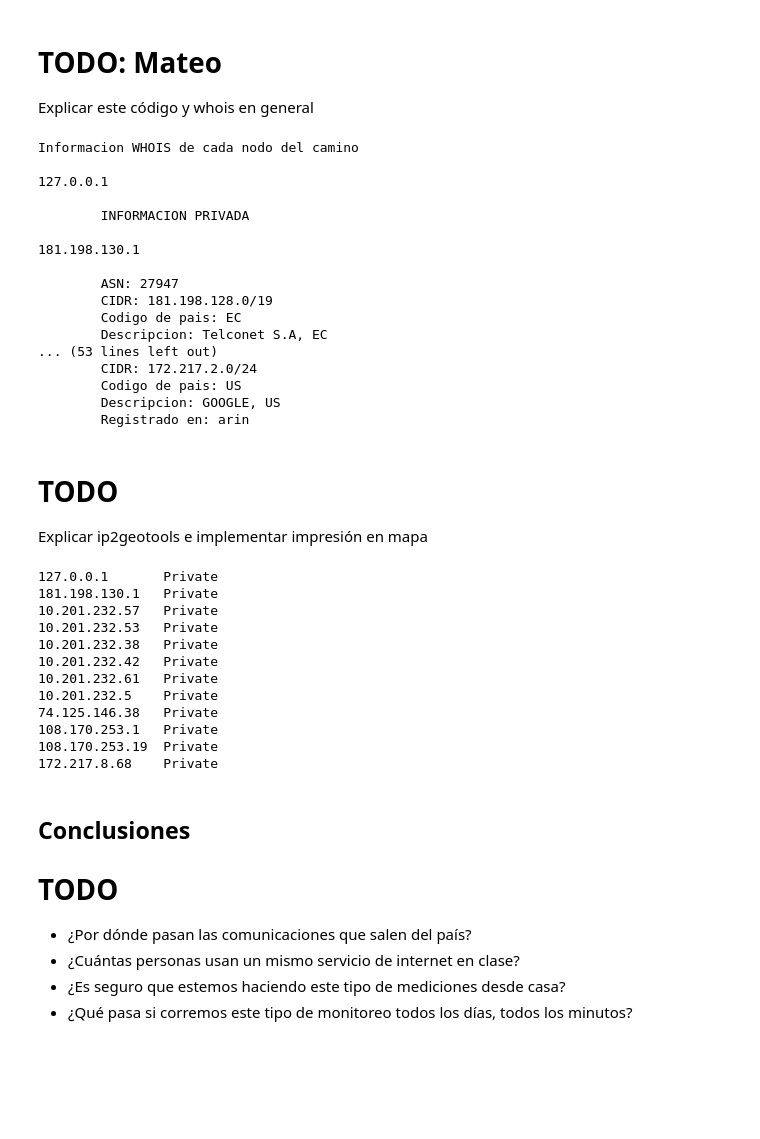
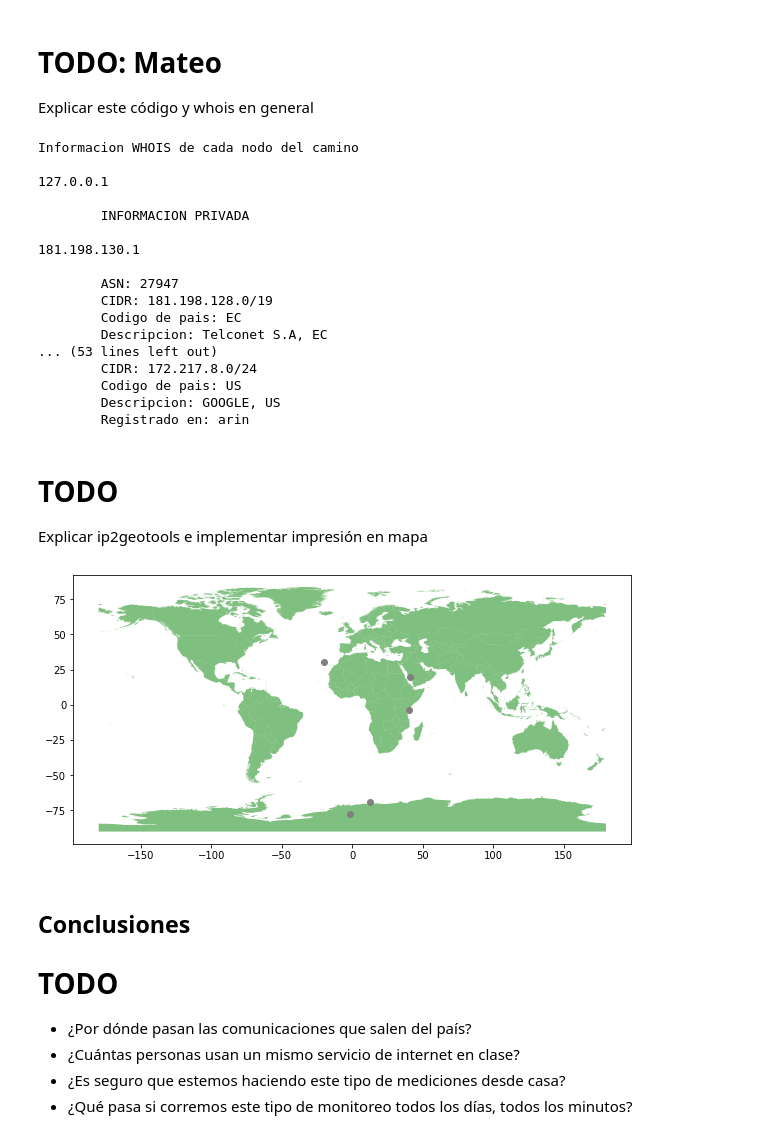
Before and after one commit to jjac111/IP-Path-Tracer, a Jupyter notebook: Deber_1.ipynb, the cells around one changed output. Drawn from its saved outputs; the diff is of its cells as text; code cells hidden in the pictures; blank space fills up the shorter version.

```diff
--- a/Deber_1.ipynb
+++ b/Deber_1.ipynb
@@ -270,7 +277,7 @@ for i in range(len(sp)-1):
     except:
         print("\tINFORMACION PRIVADA\n")
 
-
+ep = sp[-1]
 ep_ip = ep.split('/')[0]
 print(ep_ip+'\n')
 try:
@@ -296,7 +303,7 @@ Informacion WHOIS de cada nodo del camino
         Codigo de pais: EC
         Descripcion: Telconet S.A, EC
 ... (53 lines left out)
-        CIDR: 172.217.2.0/24
+        CIDR: 172.217.8.0/24
         Codigo de pais: US
         Descripcion: GOOGLE, US
         Registrado en: arin
@@ -306,27 +313,46 @@ Explicar ip2geotools e implementar impresión en mapa
 # %%
 most_used_path = nx.algorithms.shortest_path(G, source=start_ip , target=max(endpoints), weight='weight')
 
-#for ip in path:
+coordinates = []
+just_countries = []
+
+
 for ip in most_used_path:
     ip = ip.split('/')[0]
     r = dbs.HostIP.get(ip)
     if not r.country and not r.region and not r.city and not r.longitude and not r.latitude:
         print(ip, "Private", sep='\t')
     else:
+        if r.longitude and r.latitude: coordinates.append((r.longitude, r.latitude))
+        elif r.country: just_countries.append(r.country)
+
         print(f"\n{ip}\nCtry:\t{r.country if r.country else ''}\nCity:\t{r.city if r.city else ''}\nRegn:\t{r.region if r.region else ''}\nLong:\t{r.longitude if r.longitude else ''}\nLat:\t{r.latitude if r.latitude else ''}\n")
-# %% [output]
-127.0.0.1       Private
-181.198.130.1   Private
-10.201.232.57   Private
-10.201.232.53   Private
-10.201.232.38   Private
-10.201.232.42   Private
-10.201.232.61   Private
-10.201.232.5    Private
-74.125.146.38   Private
-108.170.253.1   Private
-108.170.253.19  Private
-172.217.8.68    Private
+# %%
+map = gpd.read_file('TM_WORLD_BORDERS-0.3.shp')
+
+geometry = [Point(xy) for xy in coordinates]
+
+geo_df_exact = gpd.GeoDataFrame(geometry= geometry)
+
+
+country_df = pd.read_csv('countries_codes_and_coordinates.csv')
+
+country_df = country_df.set_index('alpha-2')
+_df = country_df.loc[just_countries]
+
+just_c_coords = [xy for xy in zip([x[1] for x in _df['latitude'].items()], [x[1] for x in _df['longitude'].items()])]
+
+
+fig, ax = plt.subplots(figsize=(10, 10))
+
+map.plot(ax=ax, alpha=0.5, color='green');
+geo_df_exact.plot(ax=ax, color='red');
+
+geometry = [Point(xy) for xy in just_c_coords]
+geo_df_just_c = gpd.GeoDataFrame(geometry= geometry)
+geo_df_just_c.plot(ax=ax, color='gray');
+# %% [output]
+[figure, added]
 # %% [markdown]
 ## Conclusiones
 # TODO
```
Also changed, not shown: parts of 6 cells of this notebook, 6 other files.
